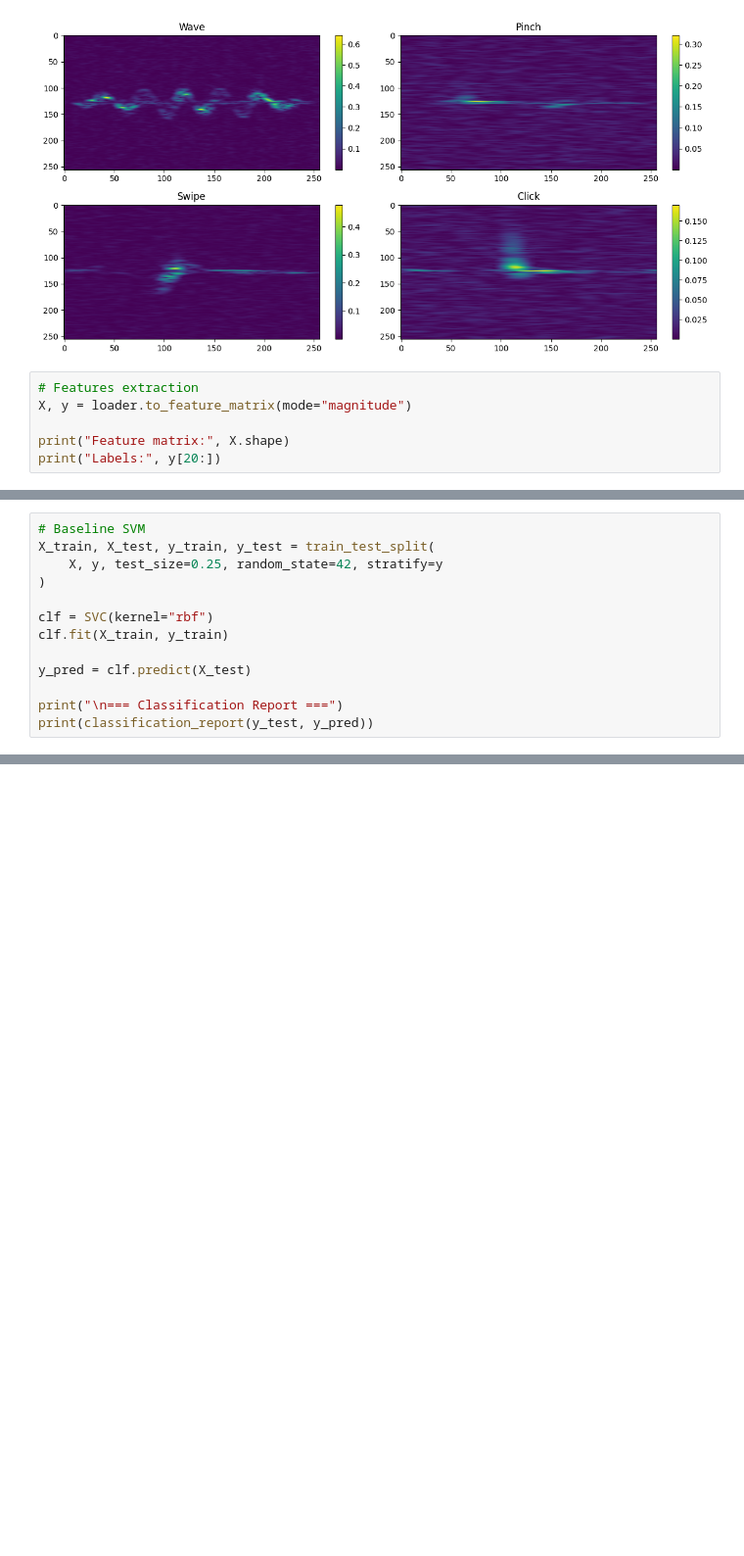
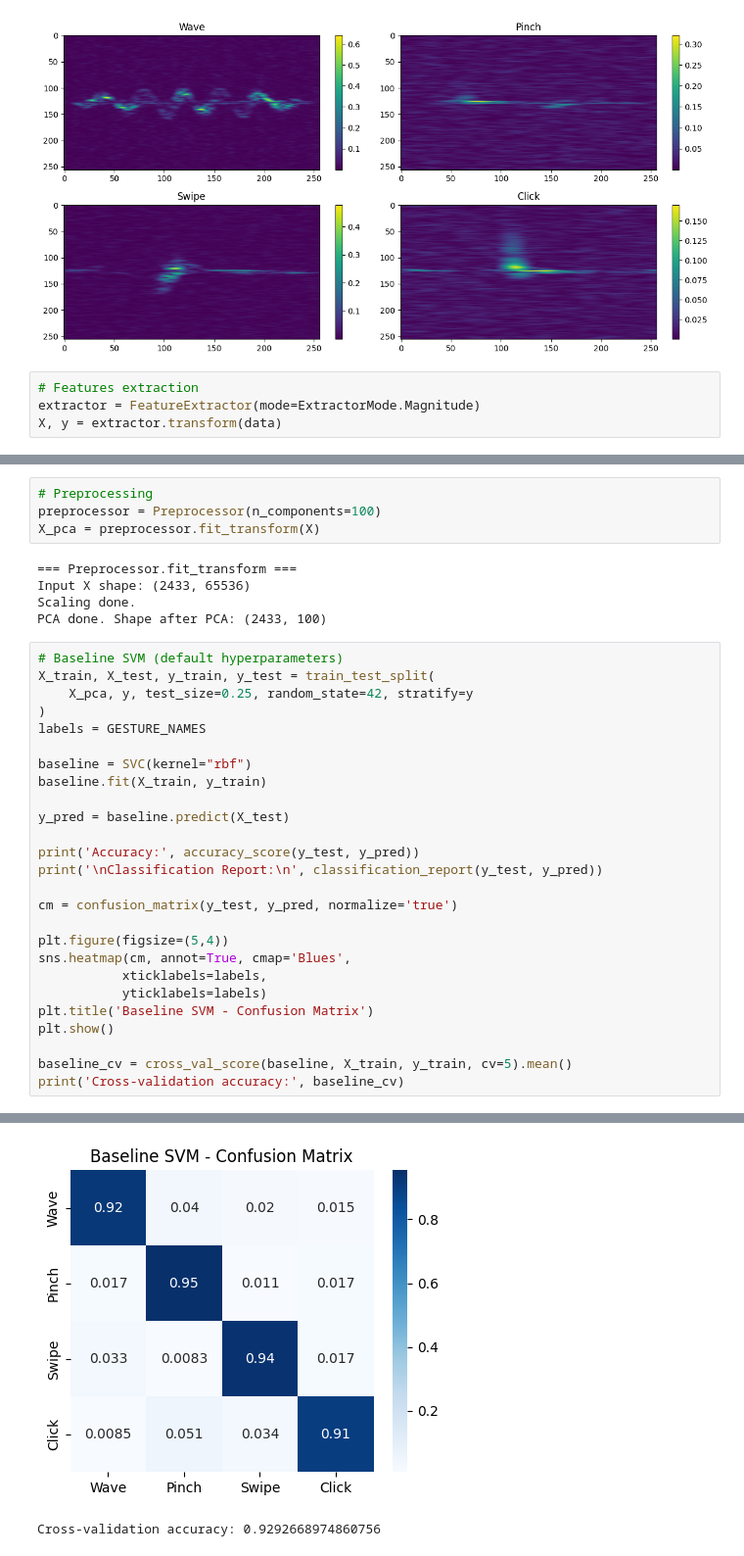
Before and after one commit to Oskar-Nowak/quantum-inspired-kernel-optimization, a Jupyter notebook: notebooks/dopnet_analysis.ipynb, the cells around one changed output, grey strips where cells are left out. Shown at 98% size. Cells and saved outputs as stored; diff of their text form; blank space fills up the shorter version.

```diff
--- a/notebooks/dopnet_analysis.ipynb
+++ b/notebooks/dopnet_analysis.ipynb
@@ -69,8 +75,6 @@ plt.show()
 [figure]
 # %%
 # Features extraction
-X, y = loader.to_feature_matrix(mode="magnitude")
-
-print("Feature matrix:", X.shape)
-print("Labels:", y[20:])
+extractor = FeatureExtractor(mode=ExtractorMode.Magnitude)
+X, y = extractor.transform(data)
 # %% [output]
@@ -79,14 +98,36 @@ Labels: ['Wave' 'Wave' 'Wave' ... 'Click' 'Click' 'Click']
+# %%
+# Preprocessing
+preprocessor = Preprocessor(n_components=100)
+X_pca = preprocessor.fit_transform(X)
+# %% [output]
+=== Preprocessor.fit_transform ===
+Input X shape: (2433, 65536)
+Scaling done.
+PCA done. Shape after PCA: (2433, 100)
 # %%
-# Baseline SVM
+# Baseline SVM (default hyperparameters)
 X_train, X_test, y_train, y_test = train_test_split(
-    X, y, test_size=0.25, random_state=42, stratify=y
+    X_pca, y, test_size=0.25, random_state=42, stratify=y
 )
+labels = GESTURE_NAMES
 
-clf = SVC(kernel="rbf")
-clf.fit(X_train, y_train)
+baseline = SVC(kernel="rbf")
+baseline.fit(X_train, y_train)
 
-y_pred = clf.predict(X_test)
+y_pred = baseline.predict(X_test)
 
-print("\n=== Classification Report ===")
-print(classification_report(y_test, y_pred))
+print('Accuracy:', accuracy_score(y_test, y_pred))
+print('\nClassification Report:\n', classification_report(y_test, y_pred))
+
+cm = confusion_matrix(y_test, y_pred, normalize='true')
+
+plt.figure(figsize=(5,4))
+sns.heatmap(cm, annot=True, cmap='Blues',
+           xticklabels=labels,
+           yticklabels=labels)
+plt.title('Baseline SVM - Confusion Matrix')
+plt.show()
+
+baseline_cv = cross_val_score(baseline, X_train, y_train, cv=5).mean()
+print('Cross-validation accuracy:', baseline_cv)
 # %% [output]
@@ -103,0 +147,2 @@ weighted avg       0.91      0.91      0.91       609
+[figure, added]
+Cross-validation accuracy: 0.9292668974860756
```
Also changed, not shown: parts of 6 cells of this notebook.
